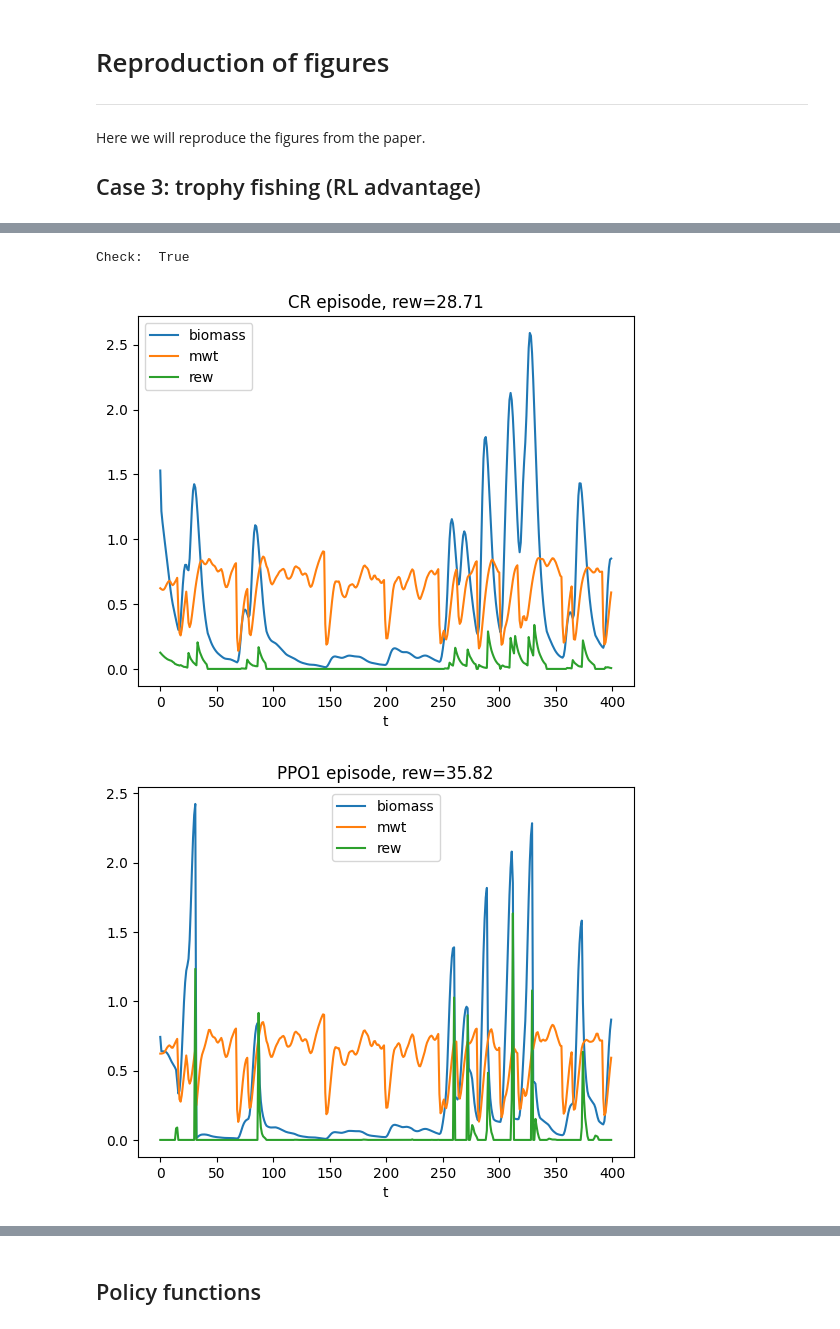
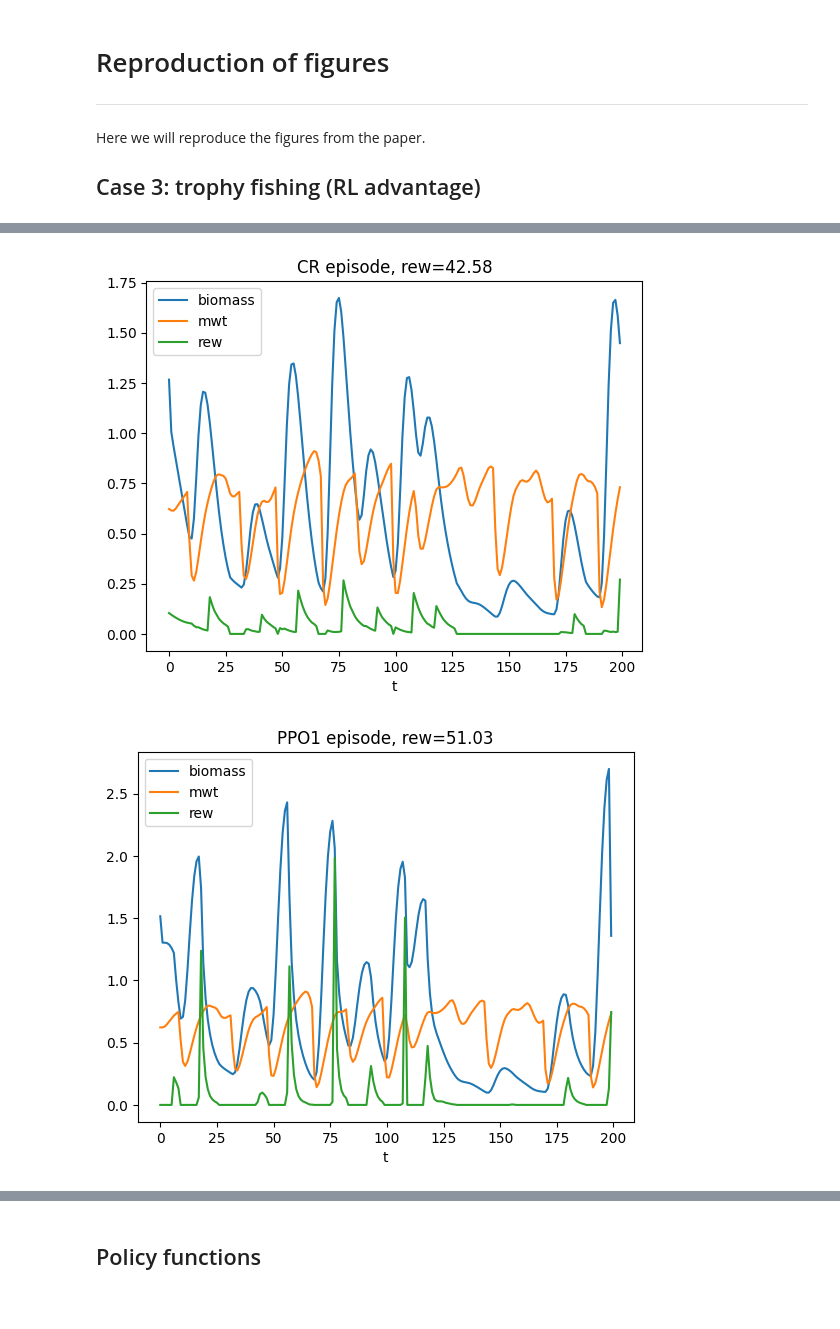
Before and after one commit to petebachant/rl4fisheries, a Jupyter notebook: notebooks/result_plots.ipynb, the cells around one changed output, grey strips where cells are left out. Drawn from its saved outputs; the diff is of its cells as text; code cells hidden in the pictures.

```diff
--- a/notebooks/result_plots.ipynb
+++ b/notebooks/result_plots.ipynb
@@ -95,6 +95,7 @@ from stable_baselines3 import PPO
 
 ppoAgent1 = PPO.load('../saved_agents/results/PPO-AsmEnv-results-trophy-nage-10.zip', device='cpu')
 ppoAgent2 = PPO.load('../saved_agents/results/PPO-AsmEnv-results-trophy-nage-10-run2.zip', device='cpu')
+ppoAgentEsc = PPO.load('../saved_agents/results/PPO-AsmEnvEsc-results-trophy-nage-10.zip', device='cpu')
 # %%
 import pickle
 # still trying to figure out how to load pickle files
@@ -207,5 +220,13 @@ reprod_env_3 = AsmEnv(
          **CONFIG3
     }
 )
+_ =reprod_env_3.reset()
+
+reprod_escEnv_3 = AsmEnvEsc(
+    config={
+        'reproducibility_mode': True,
+        'r_devs': reprod_env_3.r_devs,
+         **CONFIG3
+    }
+)
+_ = reprod_escEnv_3.reset()
-# %% [output]
-Check:  True
@@ -221,14 +244,20 @@ ppo1_ep = pd.DataFrame(
 ppo2_ep = pd.DataFrame(
     full_ep(policy=ppoAgent2, env=reprod_env_3)
 )
+
+ppoEsc_ep = pd.DataFrame(
+    full_ep(policy=ppoAgentEsc, env=reprod_escEnv_3)
+)
 # %%
 import matplotlib.pyplot as plt
+n_timesteps = 200
 (
-    cr_ep[cr_ep.t < 400].plot(x='t', title=f'CR episode, rew={sum(cr_ep.rew):.2f}'),
-    ppo1_ep[ppo1_ep.t < 400].plot(x='t', title=f'PPO1 episode, rew={sum(ppo1_ep.rew):.2f}'),
-    ppo2_ep[ppo2_ep.t < 400].plot(x='t', title=f'PPO2 episode, rew={sum(ppo2_ep.rew):.2f}'),
+    cr_ep[cr_ep.t < n_timesteps].plot(x='t', title=f'CR episode, rew={sum(cr_ep.rew):.2f}'),
+    ppo1_ep[ppo1_ep.t < n_timesteps].plot(x='t', title=f'PPO1 episode, rew={sum(ppo1_ep.rew):.2f}'),
+    ppo2_ep[ppo2_ep.t < n_timesteps].plot(x='t', title=f'PPO2 episode, rew={sum(ppo2_ep.rew):.2f}'),
+    ppoEsc_ep[ppoEsc_ep.t < n_timesteps].plot(x='t', title=f'PPO_Esc episode, rew={sum(ppoEsc_ep.rew):.2f}'),
 )
 plt.show()
 # %% [output]
-[figure, old version]
+[figure, new version]
-[figure, old version]
+[figure, new version]
```
Also changed, not shown: parts of 13 cells of this notebook, 1 other file.
